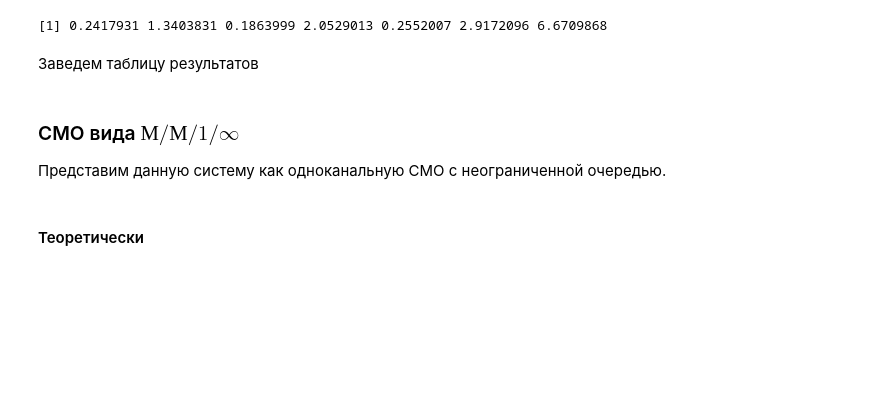
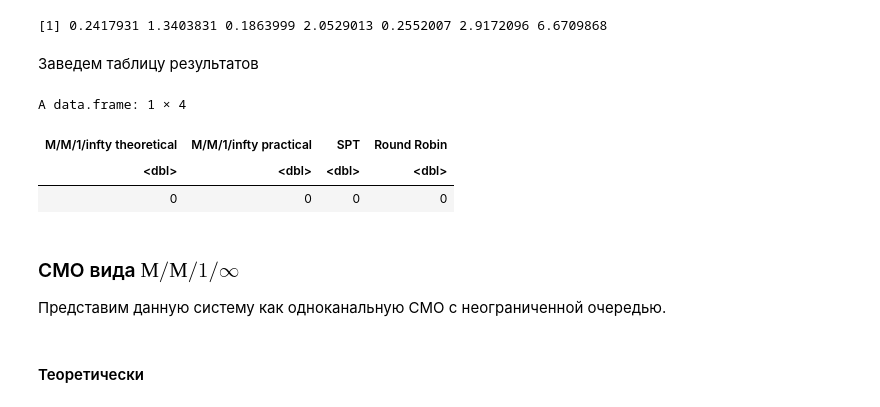
Before and after one commit to DeadlySquad13/t4-2-PerformanceAnalysis__Labs, a Jupyter notebook: Lab7/PerformanceAnalysis__Lab7.ipynb, the cells around one changed output. Saved outputs shown, nothing was run; the diff lists cells and outputs as text; code cells hidden in the pictures; blank space fills up the shorter version.

```diff
--- a/Lab7/PerformanceAnalysis__Lab7.ipynb
+++ b/Lab7/PerformanceAnalysis__Lab7.ipynb
@@ -37,8 +37,14 @@ A data.frame: 1 × 3
 # %% [markdown]
 Заведем таблицу результатов
 # %%
-results <- data.frame(0, 0, 0, 0, 0)
-colnames(results) <- c("M/M/1/infty theoretical", "M/M/1/infty practical", "SPT theoretical", "SPT practical", "Round Robin")
+results <- data.frame(0, 0, 0, 0)
+colnames(results) <- c("M/M/1/infty theoretical", "M/M/1/infty practical", "SPT", "Round Robin")
+results
+# %% [output]
+A data.frame: 1 × 4
+| M/M/1/infty theoretical | M/M/1/infty practical | SPT | Round Robin |
+| <dbl> | <dbl> | <dbl> | <dbl> |
+| 0 | 0 | 0 | 0 |
 # %% [markdown]
 ### СМО вида $М/М/1/\infty$
 Представим данную систему как одноканальную СМО с неограниченной очередью.
```
Also changed, not shown: parts of 16 cells of this notebook, 1 other file.
